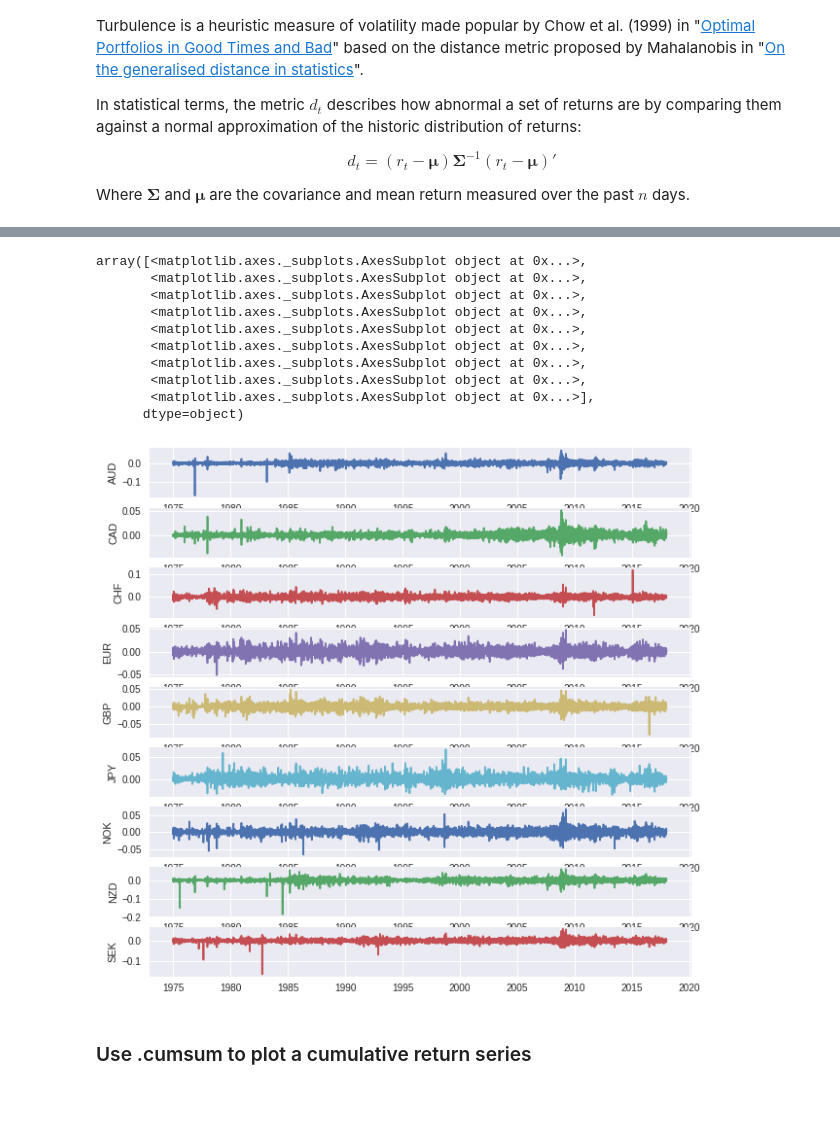
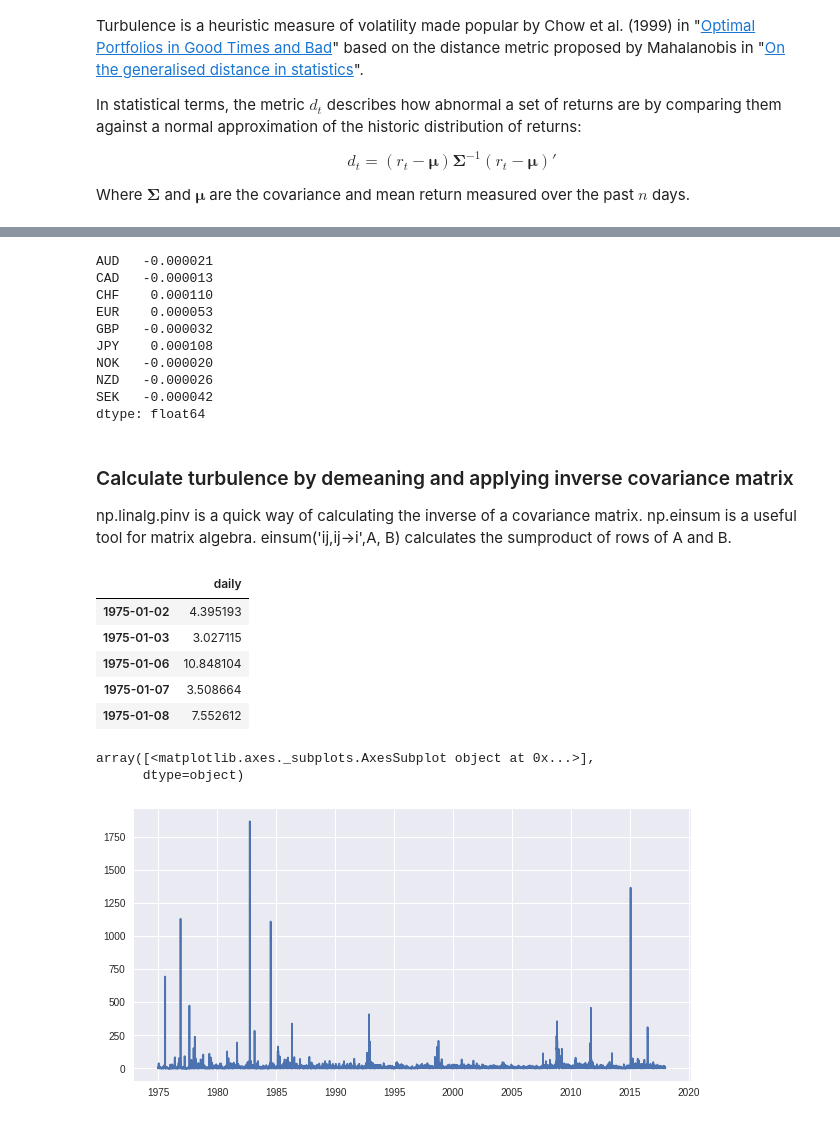
Before and after one commit to fintechsteve/modeling-volatility, a Jupyter notebook: Part_04_Understanding_Turbulence_Signals.ipynb, the cells around one changed output, grey strips where cells are left out. Cells and saved outputs as stored; diff of their text form; code cells hidden in the pictures.

```diff
--- a/Part_04_Understanding_Turbulence_Signals.ipynb
+++ b/Part_04_Understanding_Turbulence_Signals.ipynb
@@ -57,3 +58,0 @@ FileNotFoundError: ignored
-# %%
-returns = pd.DataFrame(currency_returns['data'], columns=currency_returns['names'], index=currency_returns['dates'])
-returns.head(10)
@@ -77,0 +64,3 @@ returns.head(10)
+# %%
+retcov = returns.cov()
+retcov
@@ -78,19 +78,37 @@ returns.head(10)
+# %%
+retmean = returns.mean()
+retmean
+# %% [output]
+AUD   -0.000021
+CAD   -0.000013
+CHF    0.000110
+EUR    0.000053
+GBP   -0.000032
+JPY    0.000108
+NOK   -0.000020
+NZD   -0.000026
+SEK   -0.000042
+dtype: float64
+# %% [markdown]
+### Calculate turbulence by demeaning and applying inverse covariance matrix
+
+np.linalg.pinv is a quick way of calculating the inverse of a covariance matrix.
+np.einsum is a useful tool for matrix algebra. einsum('ij,ij->i',A, B) calculates the sumproduct of rows of A and B.
+# %%
+retinvcov = np.linalg.pinv(retcov)
+turbulence = pd.DataFrame(np.einsum('ij,ij->i',(returns - retmean),(returns-retmean)@retinvcov),index=returns.index,columns=['daily'])
+turbulence.head()
+# %% [output]
+|  | daily |
+| 1975-01-02 | 4.395193 |
+| 1975-01-03 | 3.027115 |
+| 1975-01-06 | 10.848104 |
+| 1975-01-07 | 3.508664 |
+| 1975-01-08 | 7.552612 |
 # %%
-fig, axes = plt.subplots(9, 1, figsize=(10, 10))
-for axct in range(0,9):
-  axes[axct].set_ylabel(returns.columns[axct])
-returns.plot(subplots=True, ax=axes, sharex=False, sharey=False, legend=False)
+fig, axes = plt.subplots(1, 1, figsize=(10, 5))
+turbulence.plot(subplots=True, ax=axes, sharex=False, sharey=False, legend=False)
 # %% [output]
-array([<matplotlib.axes._subplots.AxesSubplot object at 0x...>,
-       <matplotlib.axes._subplots.AxesSubplot object at 0x...>,
-       <matplotlib.axes._subplots.AxesSubplot object at 0x...>,
-       <matplotlib.axes._subplots.AxesSubplot object at 0x...>,
-       <matplotlib.axes._subplots.AxesSubplot object at 0x...>,
-       <matplotlib.axes._subplots.AxesSubplot object at 0x...>,
-       <matplotlib.axes._subplots.AxesSubplot object at 0x...>,
-       <matplotlib.axes._subplots.AxesSubplot object at 0x...>,
-       <matplotlib.axes._subplots.AxesSubplot object at 0x...>],
+array([<matplotlib.axes._subplots.AxesSubplot object at 0x...>],
       dtype=object)
-[figure, old version]
+[figure, new version]
-# %% [markdown]
-### Use .cumsum to plot a cumulative return series
```
Also changed, not shown: parts of 19 cells of this notebook.
